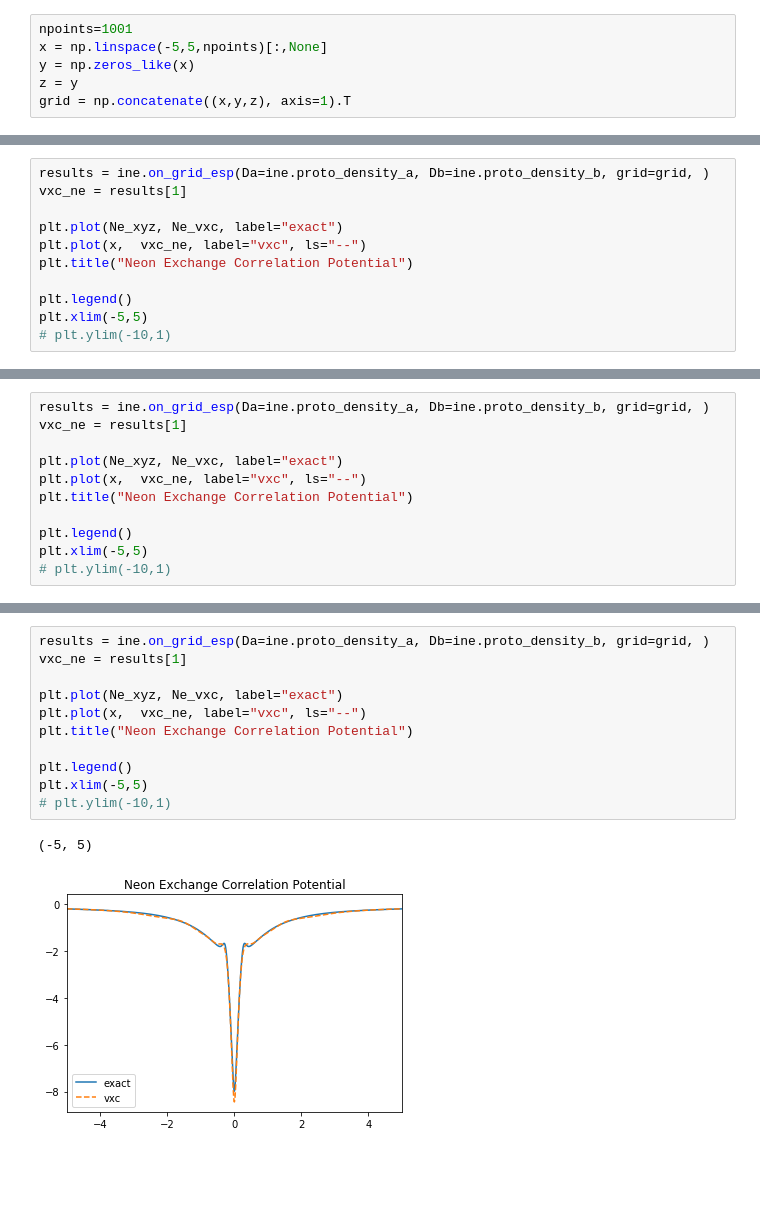
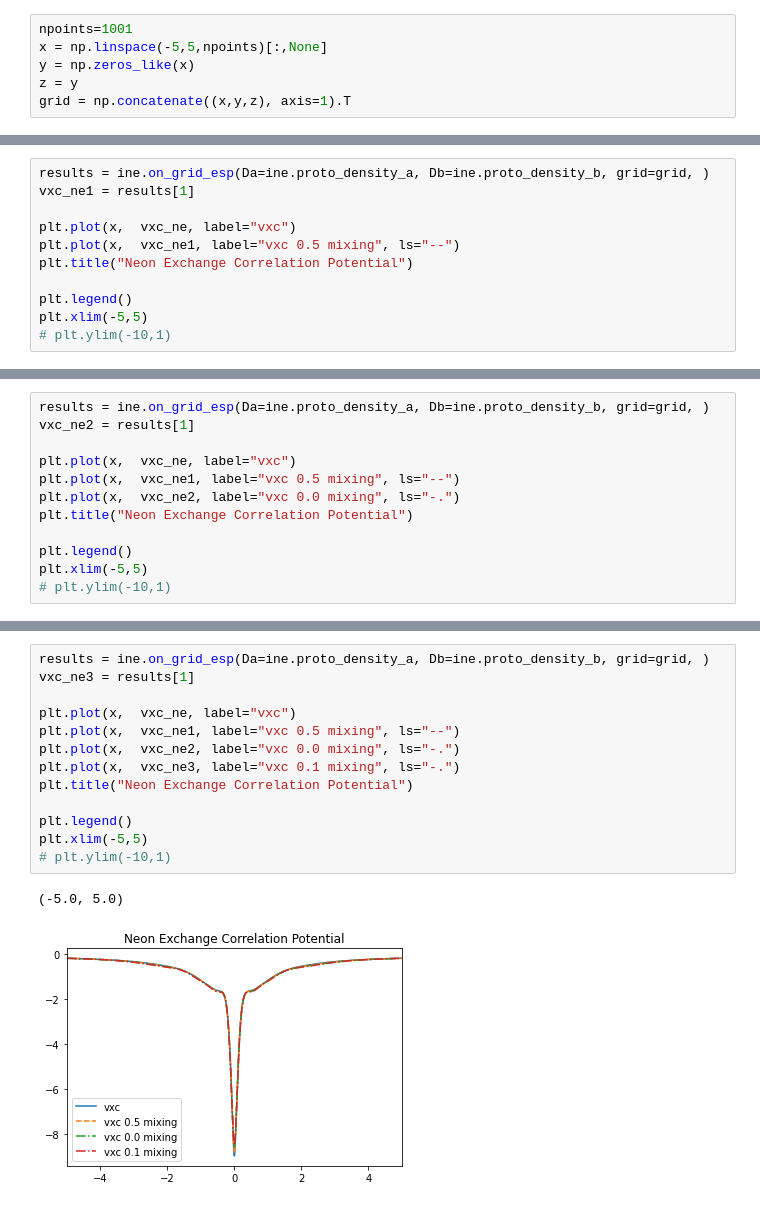
Before and after one commit to wasserman-group/n2v_examples, a Jupyter notebook: ZMP/Ne.ipynb, the cells around one changed output, grey strips where cells are left out. Cells and saved outputs as stored; diff of their text form; blank space fills up the shorter version.

```diff
--- a/ZMP/Ne.ipynb
+++ b/ZMP/Ne.ipynb
@@ -119,9 +124,9 @@ ZMP halted. Density Error Stops Updating: old: 0.05905673464269512, current: 0.1
 # %%
 results = ine.on_grid_esp(Da=ine.proto_density_a, Db=ine.proto_density_b, grid=grid, )
-vxc_ne = results[1]
+vxc_ne1 = results[1]
 
-plt.plot(Ne_xyz, Ne_vxc, label="exact")
-plt.plot(x,  vxc_ne, label="vxc", ls="--")
+plt.plot(x,  vxc_ne, label="vxc")
+plt.plot(x,  vxc_ne1, label="vxc 0.5 mixing", ls="--")
 plt.title("Neon Exchange Correlation Potential")
 
 plt.legend()
@@ -154,9 +161,10 @@ SCF Converged for lambda: 1000. Max density difference: 0.2676531050792619
 # %%
 results = ine.on_grid_esp(Da=ine.proto_density_a, Db=ine.proto_density_b, grid=grid, )
-vxc_ne = results[1]
+vxc_ne2 = results[1]
 
-plt.plot(Ne_xyz, Ne_vxc, label="exact")
-plt.plot(x,  vxc_ne, label="vxc", ls="--")
+plt.plot(x,  vxc_ne, label="vxc")
+plt.plot(x,  vxc_ne1, label="vxc 0.5 mixing", ls="--")
+plt.plot(x,  vxc_ne2, label="vxc 0.0 mixing", ls="-.")
 plt.title("Neon Exchange Correlation Potential")
 
 plt.legend()
@@ -191,14 +200,16 @@ ZMP halted. Density Error Stops Updating: old: 0.023038883620415618, current: 0.
 # %%
 results = ine.on_grid_esp(Da=ine.proto_density_a, Db=ine.proto_density_b, grid=grid, )
-vxc_ne = results[1]
+vxc_ne3 = results[1]
 
-plt.plot(Ne_xyz, Ne_vxc, label="exact")
-plt.plot(x,  vxc_ne, label="vxc", ls="--")
+plt.plot(x,  vxc_ne, label="vxc")
+plt.plot(x,  vxc_ne1, label="vxc 0.5 mixing", ls="--")
+plt.plot(x,  vxc_ne2, label="vxc 0.0 mixing", ls="-.")
+plt.plot(x,  vxc_ne3, label="vxc 0.1 mixing", ls="-.")
 plt.title("Neon Exchange Correlation Potential")
 
 plt.legend()
 plt.xlim(-5,5)
 # plt.ylim(-10,1)
 # %% [output]
-(-5, 5)
+(-5.0, 5.0)
-[figure, old version]
+[figure, new version]
```
Also changed, not shown: parts of 17 cells of this notebook, 2 other files.
